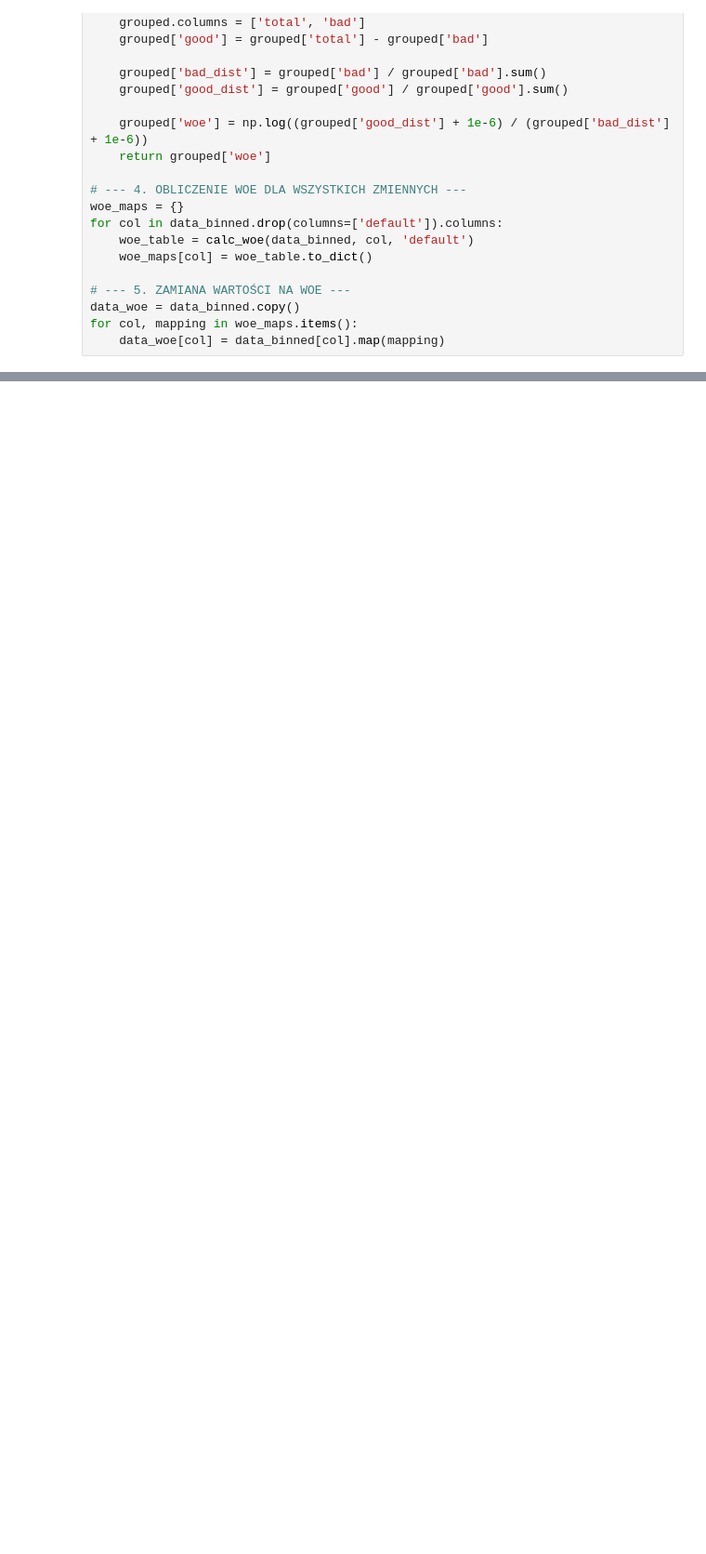
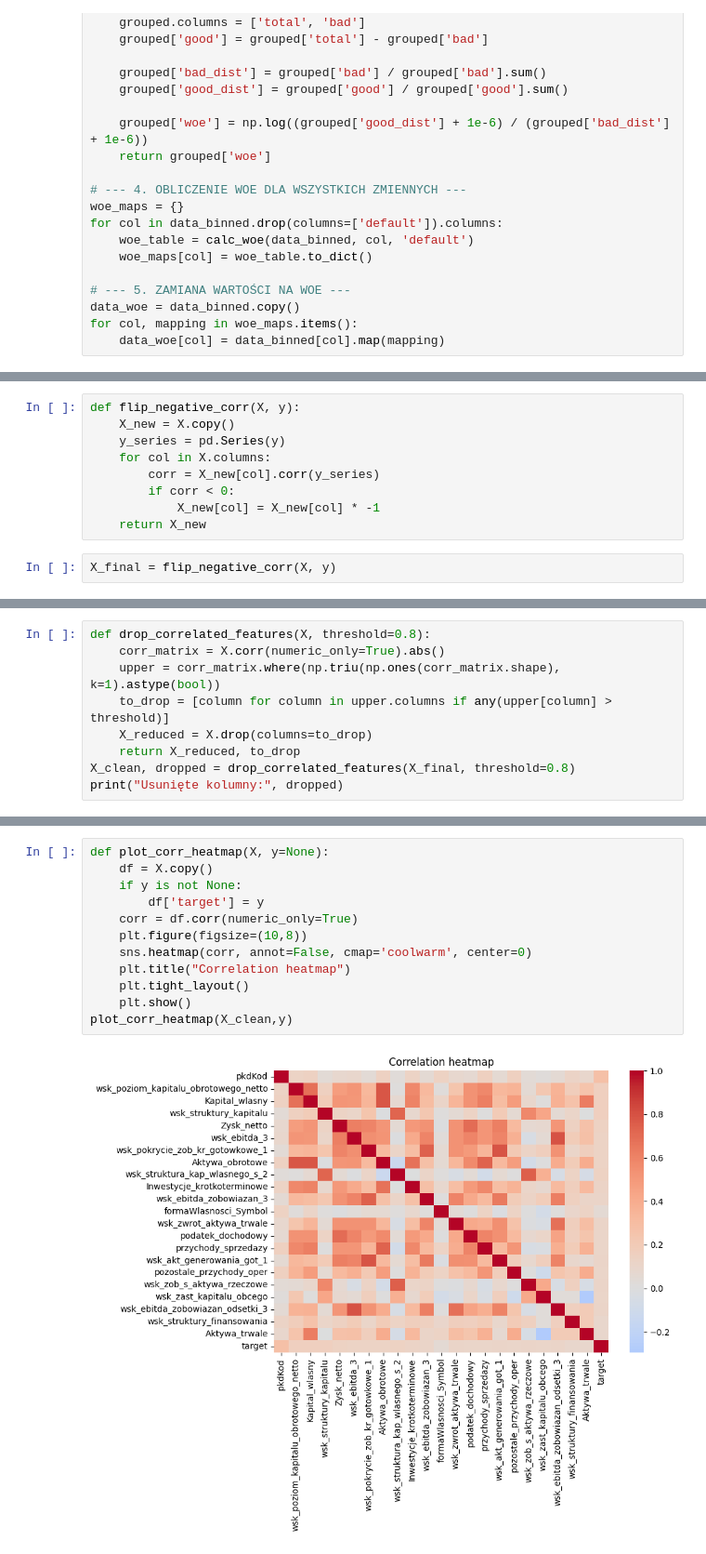
Before and after one commit to Karol315/Interpretability_of_machine_learning_project, a Jupyter notebook: Scoring.ipynb, the cells around one changed output, grey strips where cells are left out. Shown at 93% size. Cells and saved outputs as stored; diff of their text form; blank space fills up the shorter version.

```diff
--- a/Scoring.ipynb
+++ b/Scoring.ipynb
@@ -832,0 +872,11 @@ print(columns_sorted)
+# %%
+def flip_negative_corr(X, y):
+    X_new = X.copy()
+    y_series = pd.Series(y)
+    for col in X.columns:
+        corr = X_new[col].corr(y_series)
+        if corr < 0:
+            X_new[col] = X_new[col] * -1
+    return X_new
+# %%
+X_final = flip_negative_corr(X, y)
@@ -832,0 +901,9 @@ print(columns_sorted)
+# %%
+def drop_correlated_features(X, threshold=0.8):
+    corr_matrix = X.corr(numeric_only=True).abs()
+    upper = corr_matrix.where(np.triu(np.ones(corr_matrix.shape), k=1).astype(bool))
+    to_drop = [column for column in upper.columns if any(upper[column] > threshold)]
+    X_reduced = X.drop(columns=to_drop)
+    return X_reduced, to_drop
+X_clean, dropped = drop_correlated_features(X_final, threshold=0.8)
+print("Usunięte kolumny:", dropped)
@@ -832,0 +912,14 @@ print(columns_sorted)
+# %%
+def plot_corr_heatmap(X, y=None):
+    df = X.copy()
+    if y is not None:
+        df['target'] = y
+    corr = df.corr(numeric_only=True)
+    plt.figure(figsize=(10,8))
+    sns.heatmap(corr, annot=False, cmap='coolwarm', center=0)
+    plt.title("Correlation heatmap")
+    plt.tight_layout()
+    plt.show()
+plot_corr_heatmap(X_clean,y)
+# %% [output]
+[figure, added]
```
Also changed, not shown: parts of 31 cells of this notebook, 1 other file.
